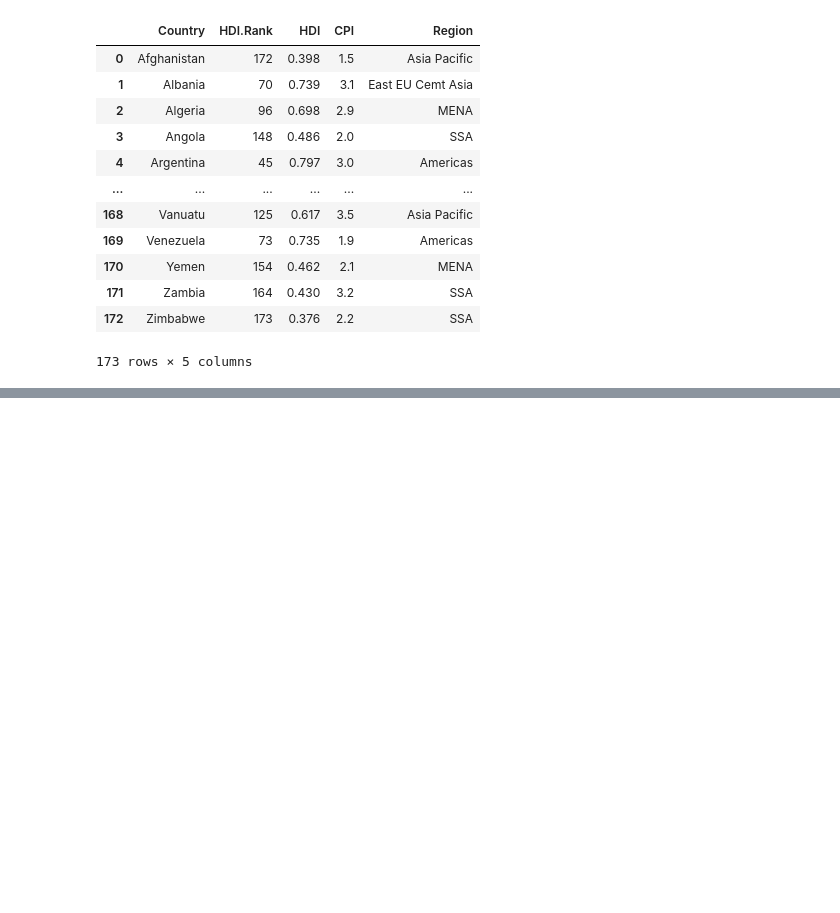
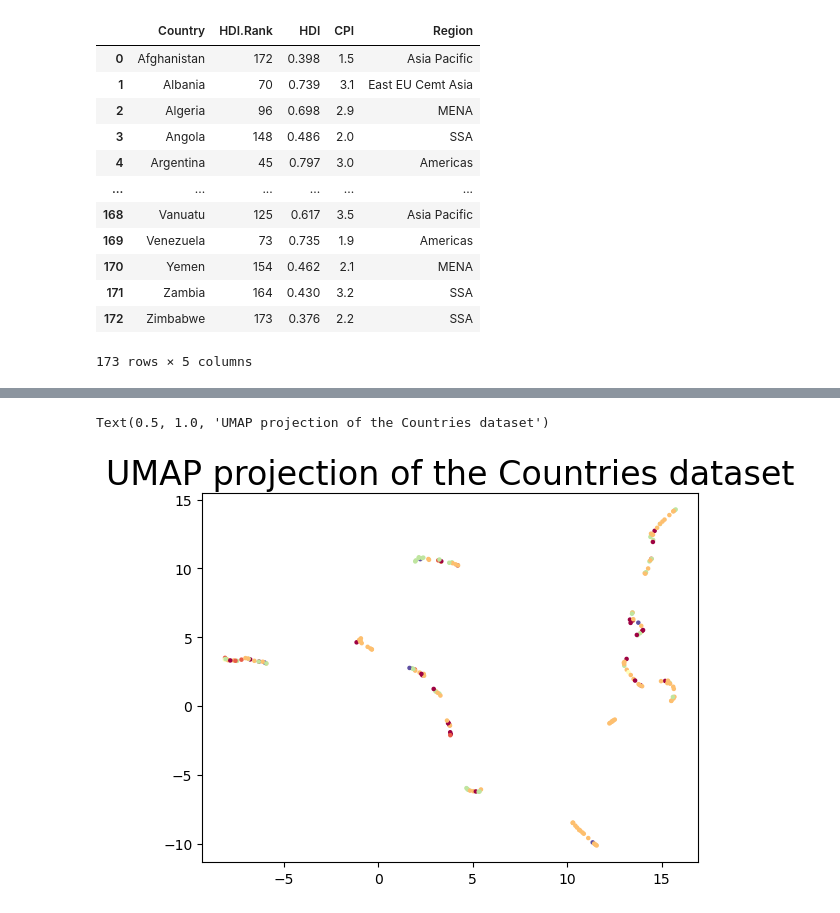
Before and after one commit to cassolseba/data-visualization-lab, a Jupyter notebook: past_exams/2020.06.12_dvl/2020.06.12_try/2020.06.12_try.ipynb, the cells around one changed output, grey strips where cells are left out. Drawn from its saved outputs; the diff is of its cells as text; code cells hidden in the pictures; blank space fills up the shorter version.

```diff
--- a/past_exams/2020.06.12_dvl/2020.06.12_try/2020.06.12_try.ipynb
+++ b/past_exams/2020.06.12_dvl/2020.06.12_try/2020.06.12_try.ipynb
@@ -61,0 +236,21 @@ countries = data.Country.unique().tolist()
+# %%
+# apply UMAP
+trans = umap.UMAP(n_neighbors=5, random_state=42).fit(countries_dataset)
+
+trans2 = umap.UMAP(n_neighbors=5, random_state=42).fit_transform(countries_dataset)
+# %%
+# get climate column
+climate = countries_dataset['Climate'].tolist()
+# %%
+plt.scatter(
+    trans.embedding_[:, 0],
+    trans.embedding_[:, 1],
+    s=5,
+    c=climate,
+    cmap='Spectral'
+)
+
+plt.title('UMAP projection of the Countries dataset', fontsize=24)
+# %% [output]
+Text(0.5, 1.0, 'UMAP projection of the Countries dataset')
+[figure, added]
```
Also changed, not shown: parts of 32 cells of this notebook.
